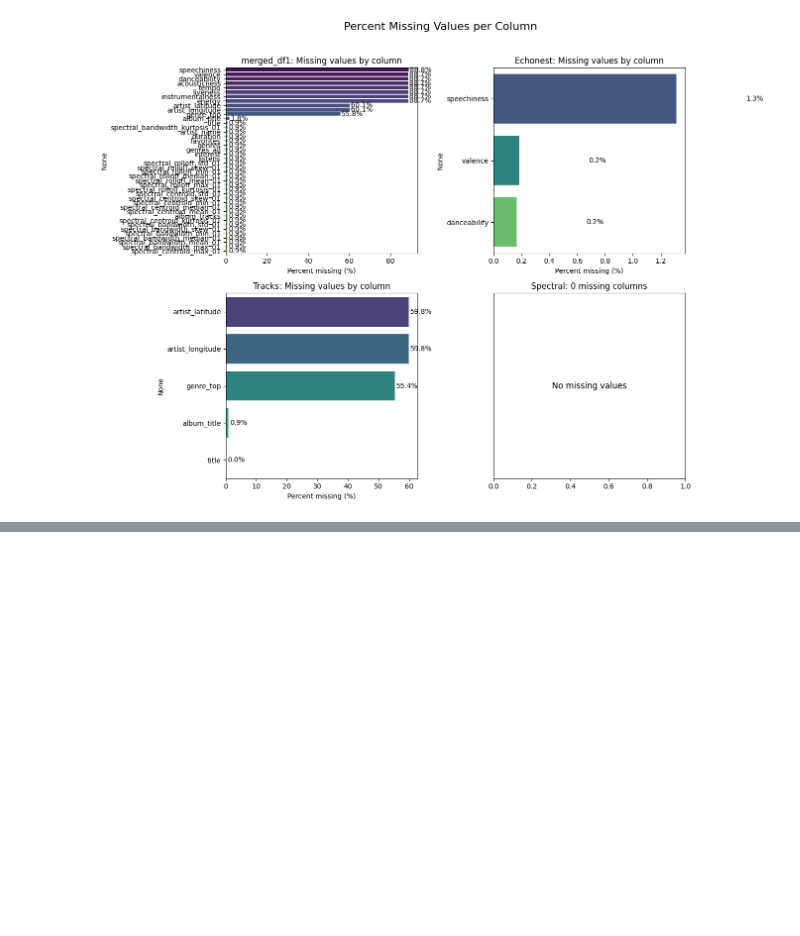
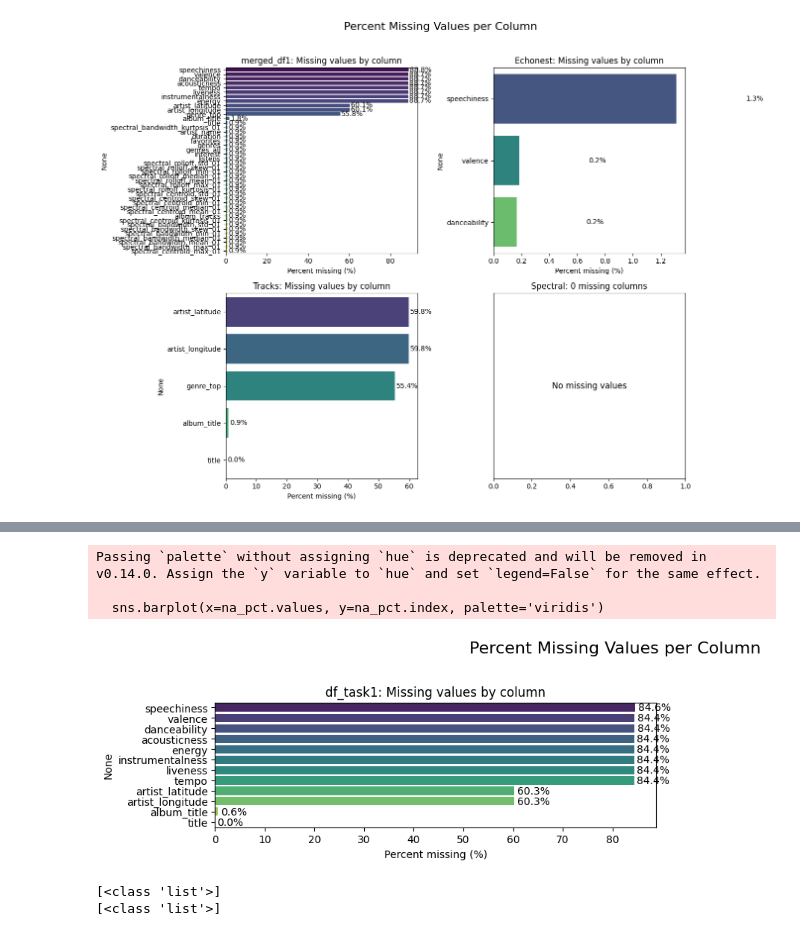
Before and after one commit to khola22/Supervised_Challenge, a Jupyter notebook: na_handling.ipynb, the cells around one changed output, grey strips where cells are left out. Cells and saved outputs as stored; diff of their text form; code cells hidden in the pictures; blank space fills up the shorter version.

```diff
--- a/na_handling.ipynb
+++ b/na_handling.ipynb
@@ -313,0 +319,8 @@ merged_df1.to_csv('data/merged_dataset.tsv', sep='\t', index=False)
+# %%
+df_task1 = merged_df1.drop(columns=['genres', 'genres_all'])
+# Drop the rows where genre_top is NA
+df_task1 = df_task1.dropna(subset=['genre_top'])
+# print numver of rows and columns
+print(df_task1.shape)
+# print list of features
+print(df_task1.columns)
@@ -313,0 +345,47 @@ merged_df1.to_csv('data/merged_dataset.tsv', sep='\t', index=False)
+# %%
+# inspect na values in datsets
+from helper import plot_missing_values
+
+datasets = {'df_task1': df_task1}
+
+plot_missing_values(datasets)
+# %% [output]
+Passing `palette` without assigning `hue` is deprecated and will be removed in v0.14.0. Assign the `y` variable to `hue` and set `legend=False` for the same effect.
+
+  sns.barplot(x=na_pct.values, y=na_pct.index, palette='viridis')
+[figure, added]
+# %%
+# Now we re going to construct a dataset where genres are titles and not numbers
+# We can use the genres_id dataset to map back the genre_top ids to titles
+
+from collections.abc import Iterable
+import ast
+
+def replace_ids_with_titles(df, column, genres_id):
+    id_to_title = dict(zip(genres_id['genre_id'], genres_id['genre_title']))
+    df = df.copy()
+
+    def map_ids(x):
+        # treat iterables (lists, tuples, sets, etc.) as collections of ids
+        if isinstance(x, Iterable) and not isinstance(x, (str, bytes)):
+            return [id_to_title.get(i) for i in x]
+        # treat scalars (single id) as one id
+        return id_to_title.get(x, x)
+
+    df[column] = df[column].apply(map_ids)
+    return df
+
+tracks['genres'] = tracks['genres'].apply(ast.literal_eval)
+tracks['genres_all'] = tracks['genres_all'].apply(ast.literal_eval)
+
+
+# print the type of the values in 'genres' column
+print(tracks['genres'].apply(type).unique())
+print(tracks['genres_all'].apply(type).unique())
+
+tracks_titles = replace_ids_with_titles(tracks.copy(), 'genre_top', genres_id)
+tracks_titles = replace_ids_with_titles(tracks_titles, 'genres', genres_id)
+tracks_titles = replace_ids_with_titles(tracks_titles, 'genres_all', genres_id)
+# %% [output]
+[<class 'list'>]
+[<class 'list'>]
```
Also changed, not shown: parts of 6 cells of this notebook, 1 other file.
